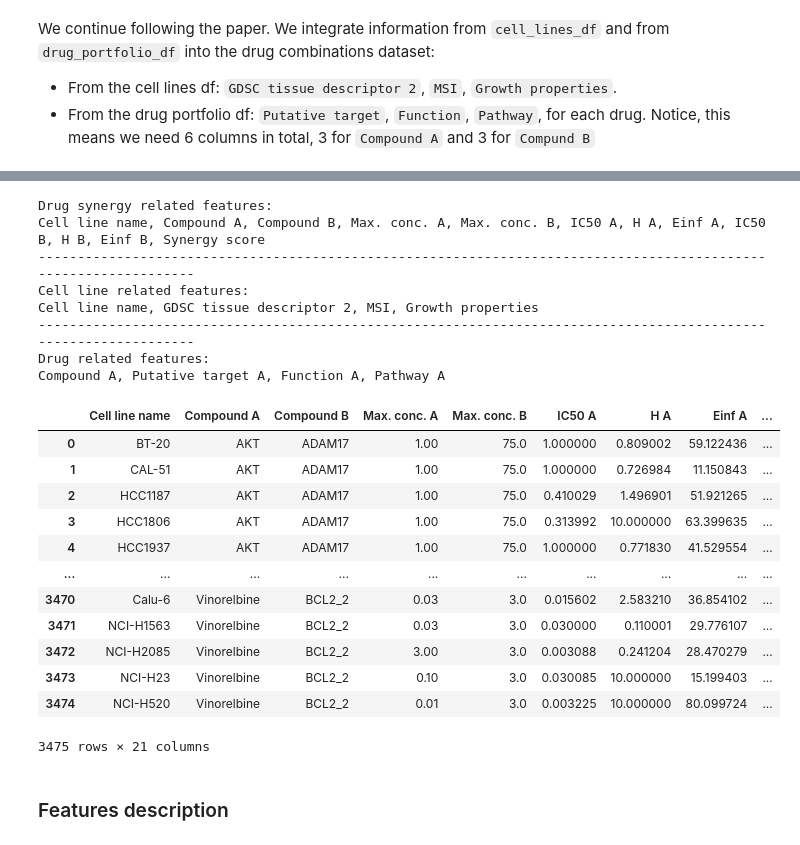
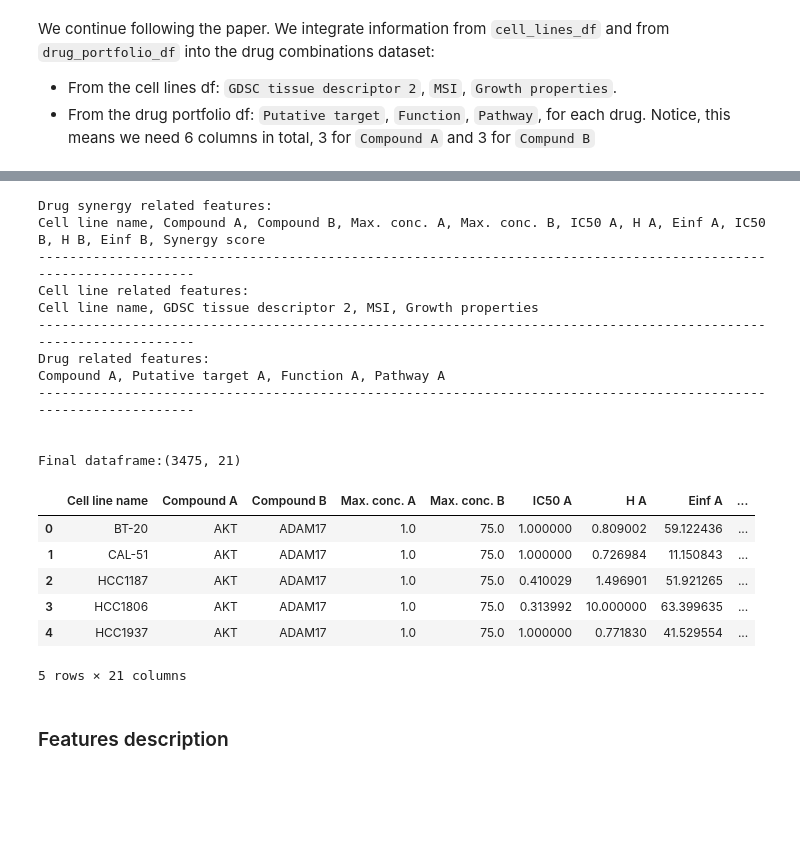
Before and after one commit to jorguz07/biomlproject, a Jupyter notebook: notebook/EDA.ipynb, the cells around one changed output, grey strips where cells are left out. Saved outputs shown, nothing was run; the diff lists cells and outputs as text; code cells hidden in the pictures; blank space fills up the shorter version.

```diff
--- a/notebook/EDA.ipynb
+++ b/notebook/EDA.ipynb
@@ -95,24 +81,0 @@ drug_synergy_df.describe( include='number' ) #descriptive stats for numerical va
-# %%
-#Filter num data
-cols = drug_synergy_df.select_dtypes(include='number')
-n_cols = len(cols)
-
-#Setup fig grid
-grid_cols = 4
-grid_rows = math.ceil( n_cols / grid_cols )
-
-fig, axes = plt.subplots( grid_rows, grid_cols, figsize=(10, grid_rows * 2) )
-axes = axes.flatten()  #to iterate
-
-#Plot each var on its own axis
-for i, col in enumerate(cols):
-    sns.violinplot(y=drug_synergy_df[col], ax=axes[i], color='skyblue')
-    axes[i].set_title(f'Distribution of {col}')
-    axes[i].set_ylabel('Value')
-
-#Remove empty subplots if exist
-for j in range(i + 1, len(axes)):
-    fig.delaxes(axes[j])
-
-plt.tight_layout() # Prevent overlapping labels
-plt.show()
@@ -379,46 +303,47 @@ drug_portfolio_df_B = drug_portfolio_df[ ['Challenge drug name', 'Putative targe
 drug_portfolio_df_B.columns = ['Compound B', 'Putative target B','Function B', 'Pathway B'] #rename
 drug_portfolio_df_B.drop_duplicates( inplace=True )
 
 #join on drug combination df
 df = pd.merge( drug_synergy_df, cell_lines_df, on='Cell line name' ) #create df and add cell line info
 df = pd.merge( df, drug_portfolio_df_A, on='Compound A' ) #add drug A info
 df = pd.merge( df, drug_portfolio_df_B, on='Compound B' ) #add drug B info
 
 print( 'Drug synergy related features:' )
 print(*drug_synergy_df.columns, sep=", ")
 print( '-----------------------------------------------------------------------------------------------------------------' )
 
 print( 'Cell line related features:' )
 print(*cell_lines_df.columns, sep=", ")
 print( '-----------------------------------------------------------------------------------------------------------------' )
 
 
 print( 'Drug related features:' )
 print(*drug_portfolio_df_A.columns, sep=", ")
+print( '-----------------------------------------------------------------------------------------------------------------' )
 
-df
+print('\n' )
+print( 'Final dataframe:' + str(df.shape) )
+df.head()
 # %% [output]
 Drug synergy related features:
 Cell line name, Compound A, Compound B, Max. conc. A, Max. conc. B, IC50 A, H A, Einf A, IC50 B, H B, Einf B, Synergy score
 -----------------------------------------------------------------------------------------------------------------
 Cell line related features:
 Cell line name, GDSC tissue descriptor 2, MSI, Growth properties
 -----------------------------------------------------------------------------------------------------------------
 Drug related features:
 Compound A, Putative target A, Function A, Pathway A
+-----------------------------------------------------------------------------------------------------------------
+
+
+Final dataframe:(3475, 21)
 |  | Cell line name | Compound A | Compound B | Max. conc. A | Max. conc. B | IC50 A | H A | Einf A | ... |
-| 0 | BT-20 | AKT | ADAM17 | 1.00 | 75.0 | 1.000000 | 0.809002 | 59.122436 | ... |
-| 1 | CAL-51 | AKT | ADAM17 | 1.00 | 75.0 | 1.000000 | 0.726984 | 11.150843 | ... |
-| 2 | HCC1187 | AKT | ADAM17 | 1.00 | 75.0 | 0.410029 | 1.496901 | 51.921265 | ... |
-| 3 | HCC1806 | AKT | ADAM17 | 1.00 | 75.0 | 0.313992 | 10.000000 | 63.399635 | ... |
-| 4 | HCC1937 | AKT | ADAM17 | 1.00 | 75.0 | 1.000000 | 0.771830 | 41.529554 | ... |
-| ... | ... | ... | ... | ... | ... | ... | ... | ... | ... |
-| 3470 | Calu-6 | Vinorelbine | BCL2_2 | 0.03 | 3.0 | 0.015602 | 2.583210 | 36.854102 | ... |
-| 3471 | NCI-H1563 | Vinorelbine | BCL2_2 | 0.03 | 3.0 | 0.030000 | 0.110001 | 29.776107 | ... |
-| 3472 | NCI-H2085 | Vinorelbine | BCL2_2 | 3.00 | 3.0 | 0.003088 | 0.241204 | 28.470279 | ... |
-| 3473 | NCI-H23 | Vinorelbine | BCL2_2 | 0.10 | 3.0 | 0.030085 | 10.000000 | 15.199403 | ... |
-| 3474 | NCI-H520 | Vinorelbine | BCL2_2 | 0.01 | 3.0 | 0.003225 | 10.000000 | 80.099724 | ... |
+| 0 | BT-20 | AKT | ADAM17 | 1.0 | 75.0 | 1.000000 | 0.809002 | 59.122436 | ... |
+| 1 | CAL-51 | AKT | ADAM17 | 1.0 | 75.0 | 1.000000 | 0.726984 | 11.150843 | ... |
+| 2 | HCC1187 | AKT | ADAM17 | 1.0 | 75.0 | 0.410029 | 1.496901 | 51.921265 | ... |
+| 3 | HCC1806 | AKT | ADAM17 | 1.0 | 75.0 | 0.313992 | 10.000000 | 63.399635 | ... |
+| 4 | HCC1937 | AKT | ADAM17 | 1.0 | 75.0 | 1.000000 | 0.771830 | 41.529554 | ... |
-3475 rows × 21 columns
+5 rows × 21 columns
 # %% [markdown]
 ### Features description
 # %% [markdown]
```
Also changed, not shown: parts of 18 cells of this notebook, 11 other files.
